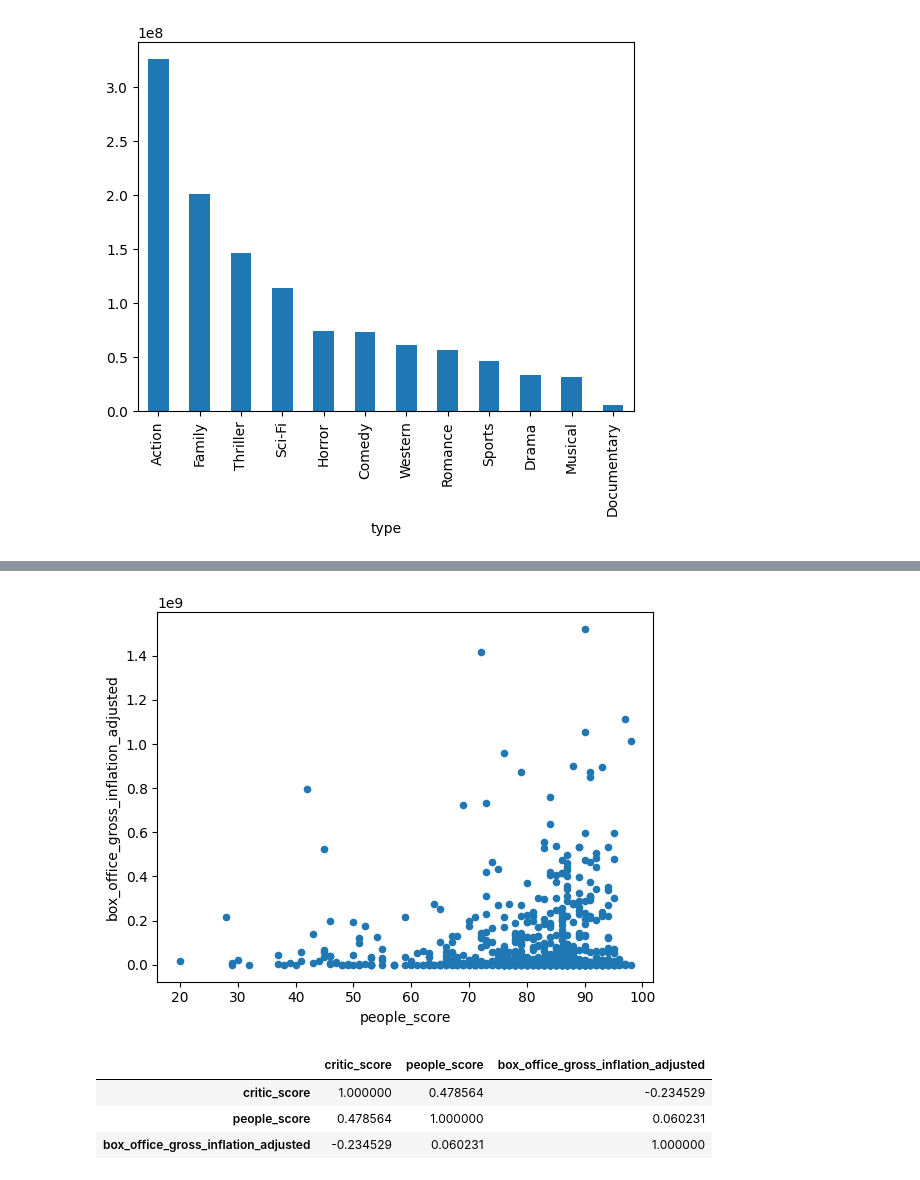
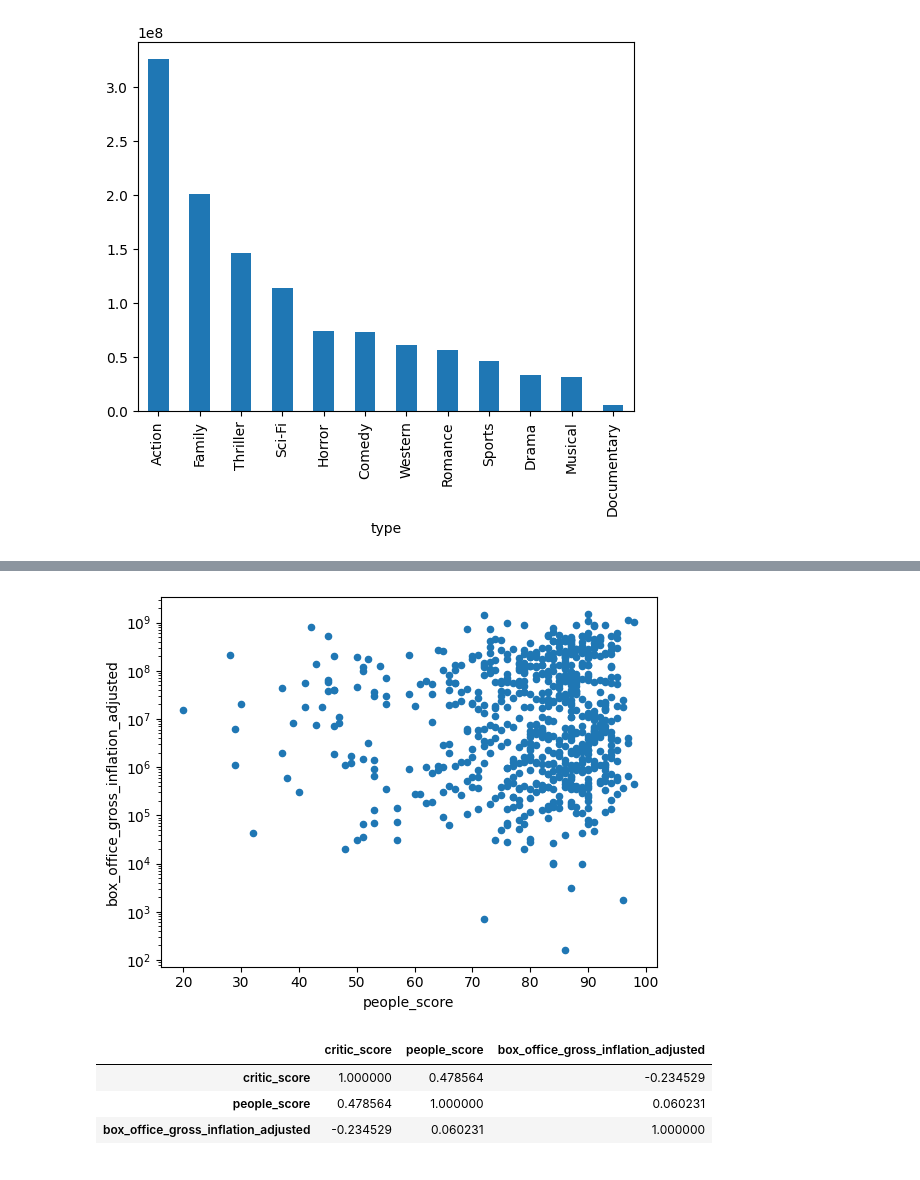
Before and after one commit to wateraxe99/Data-Analytics-Capstone2, a Jupyter notebook: Capstone Project - Zach Schneider v2.ipynb, the cells around one changed output, grey strips where cells are left out. Cells and saved outputs as stored; diff of their text form; code cells hidden in the pictures.

```diff
--- a/Capstone Project - Zach Schneider v2.ipynb
+++ b/Capstone Project - Zach Schneider v2.ipynb
@@ -221,8 +222,9 @@ plt.show()
 # %%
 movies.plot(kind='scatter', x='people_score', y='box_office_gross_inflation_adjusted')
+plt.yscale('log')  # Set y-axis to logarithmic scale
 plt.show()
 # %% [output]
-[figure, old version]
+[figure, new version]
 # %%
 movies.to_csv(f'{filename}_cleaned.csv', index=False)
 # %%
```
Also changed, not shown: parts of 3 cells of this notebook.
